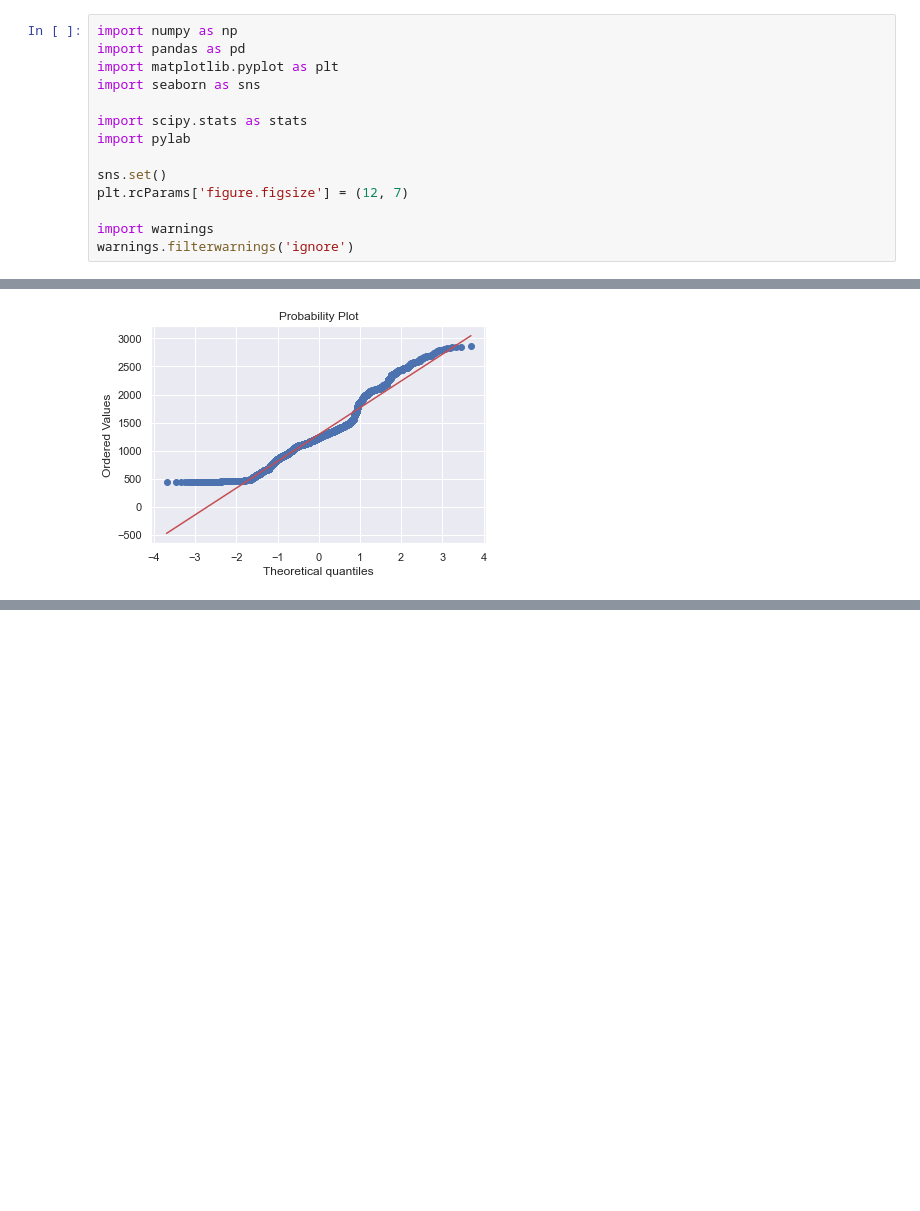
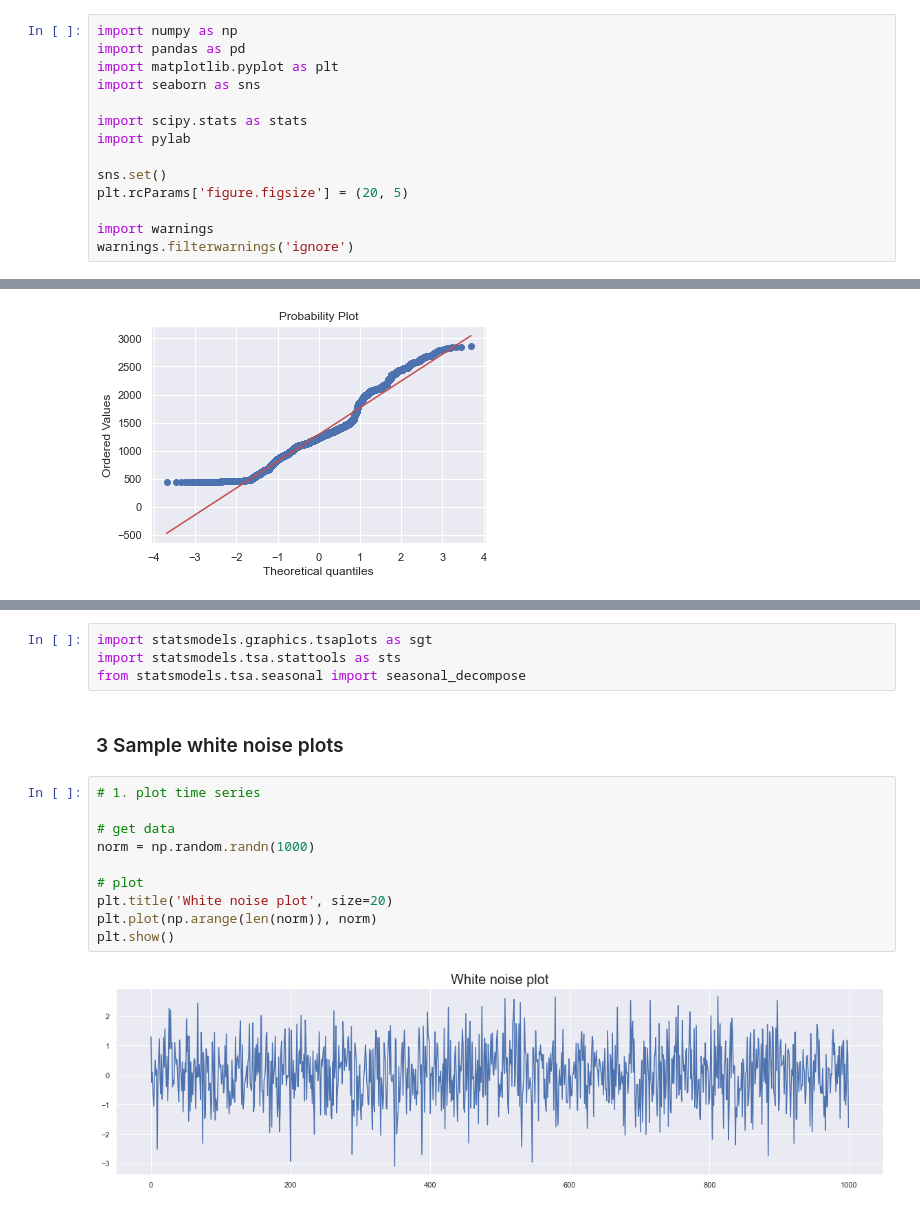
Before and after one commit to dissagaliyeva/python, a Jupyter notebook: time_series/tta-course/1.intro_to_tta.ipynb, the cells around one changed output, grey strips where cells are left out. Drawn from its saved outputs; the diff is of its cells as text; blank space fills up the shorter version.

Commit message:
Add white noise description and examples

```diff
--- a/time_series/tta-course/1.intro_to_tta.ipynb
+++ b/time_series/tta-course/1.intro_to_tta.ipynb
@@ -8,7 +8,7 @@ import scipy.stats as stats
 import pylab
 
 sns.set()
-plt.rcParams['figure.figsize'] = (12, 7)
+plt.rcParams['figure.figsize'] = (20, 5)
 
 import warnings
 warnings.filterwarnings('ignore')
@@ -39,0 +59,18 @@ pylab.show()
+# %%
+import statsmodels.graphics.tsaplots as sgt
+import statsmodels.tsa.stattools as sts
+from statsmodels.tsa.seasonal import seasonal_decompose
+# %% [markdown]
+### 3 Sample white noise plots
+# %%
+# 1. plot time series
+
+# get data
+norm = np.random.randn(1000)
+
+# plot
+plt.title('White noise plot', size=20)
+plt.plot(np.arange(len(norm)), norm)
+plt.show()
+# %% [output]
+[figure, added]
```
Also changed, not shown: parts of 12 cells of this notebook.
